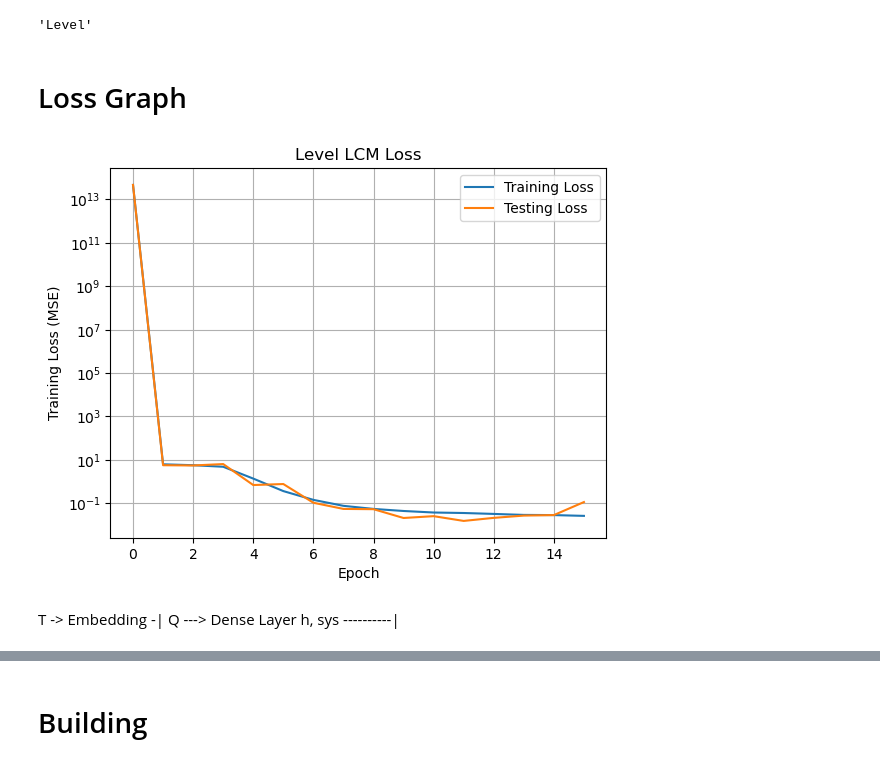
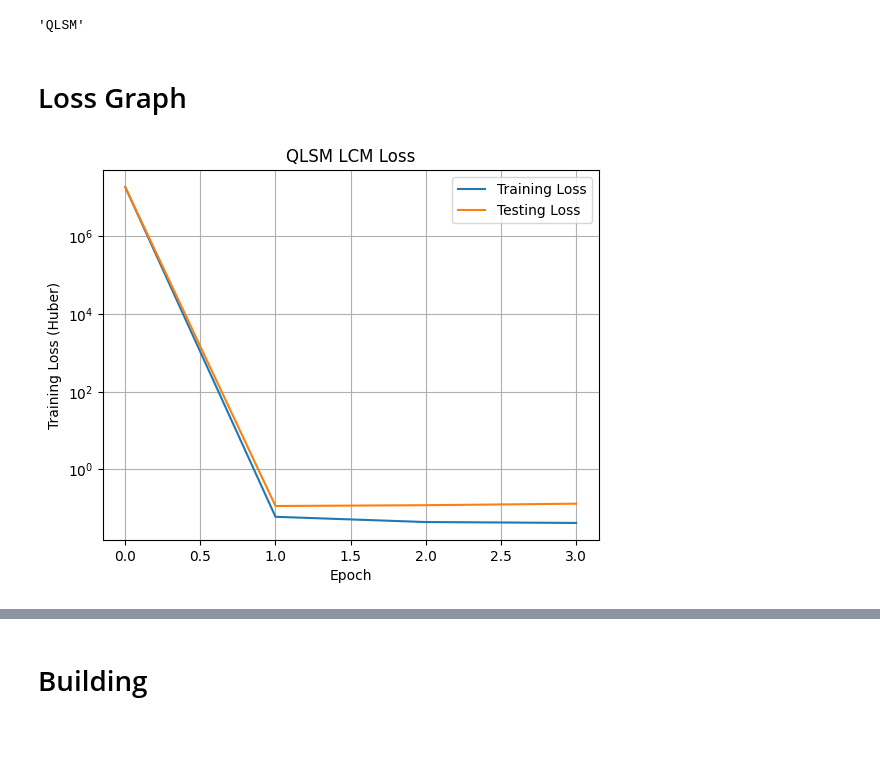
Before and after one commit to ephoris/endure-jupyter, a Jupyter notebook: experiments/00_lcm_eval.ipynb, the cells around one changed output, grey strips where cells are left out. Drawn from its saved outputs; the diff is of its cells as text; code cells hidden in the pictures; blank space fills up the shorter version.

```diff
--- a/experiments/00_lcm_eval.ipynb
+++ b/experiments/00_lcm_eval.ipynb
@@ -27,6 +30,6 @@ from endure.lsm.types import Policy, LSMDesign, System
 from endure.lsm.cost import EndureCost
 import endure.lsm.cost_model as CostFunc
 # %%
-model_path = '/data/models/lcm/classic-05-31-v0/'
+model_path = '/data/models/lcm/qcost-10-03/'
 config = Reader.read_config(os.path.join(model_path, 'endure.toml'))
 lsm_design = config['lsm']['design']
@@ -33,7 +58,7 @@ lsm_design = config['lsm']['design']
 # %%
 lsm_design
 # %% [output]
-'Level'
+'QLSM'
 # %%
 if lsm_design in ['Level', 'Tier']:
     gen = Gen.ClassicGenerator(config)
@@ -48,20 +73,16 @@ cf = EndureCost(config)
 # Loss Graph
 # %%
 losses = pd.read_csv(os.path.join(model_path, 'losses.csv'))
-# losses = losses.loc[:30]
+losses = losses.loc[:100]
 fig, ax = plt.subplots()
 ax.plot(losses['epoch'], losses['train_loss'], label='Training Loss')
 ax.plot(losses['epoch'], losses['test_loss'], label='Testing Loss')
 ax.set_xlabel('Epoch')
 ax.set_ylabel(f'Training Loss ({config["job"]["LCMTrain"]["loss_fn"]})')
 ax.set_yscale('log')
 ax.grid()
 ax.set_title(f'{lsm_design} LCM Loss')
 _ = ax.legend()
 # %% [output]
-[figure, old version]
+[figure, new version]
-# %% [markdown]
-T -> Embedding  -|
-Q                ---> Dense Layer
-h, sys ----------|
 # %%
```
Also changed, not shown: parts of 32 cells of this notebook, 1 other file.
